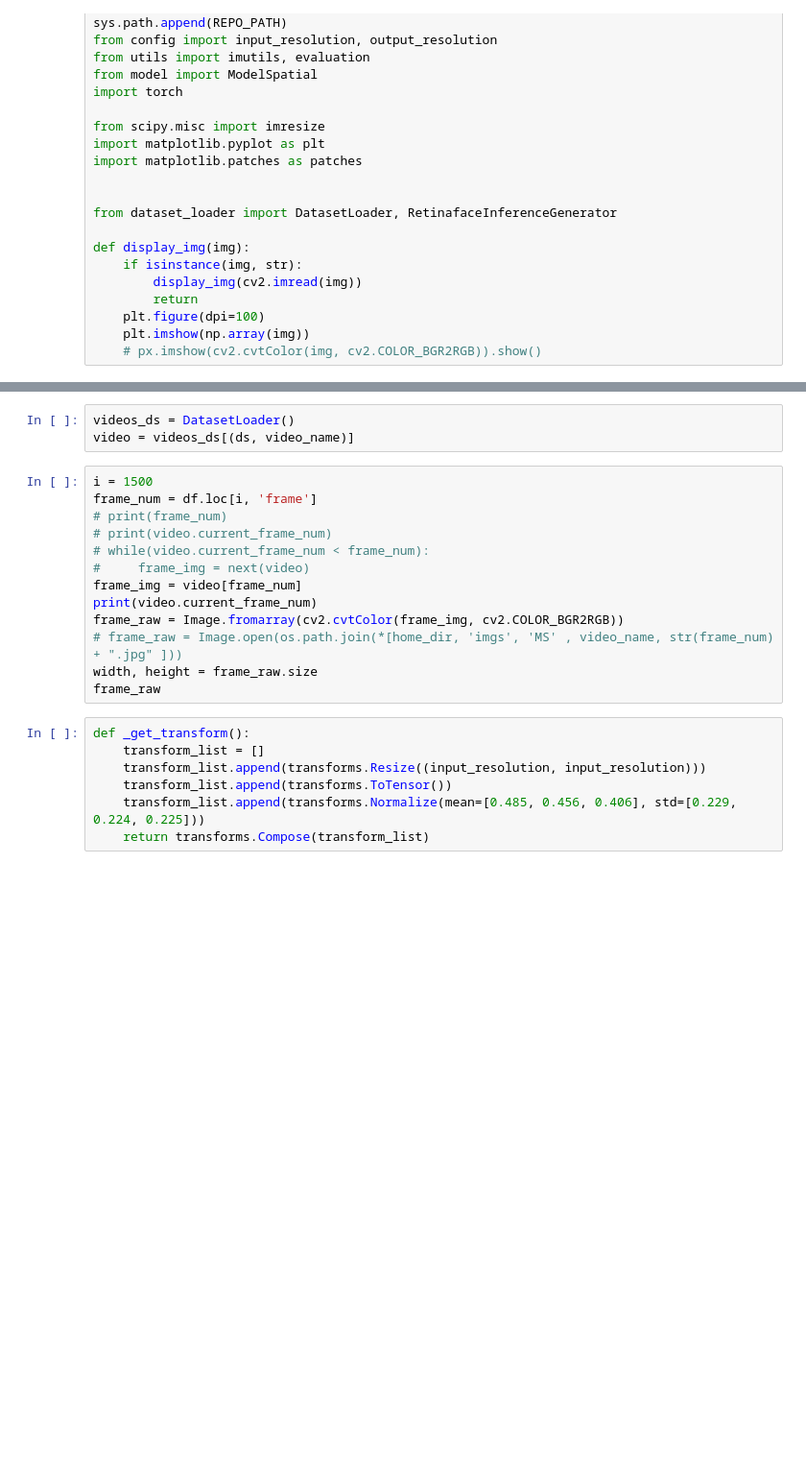
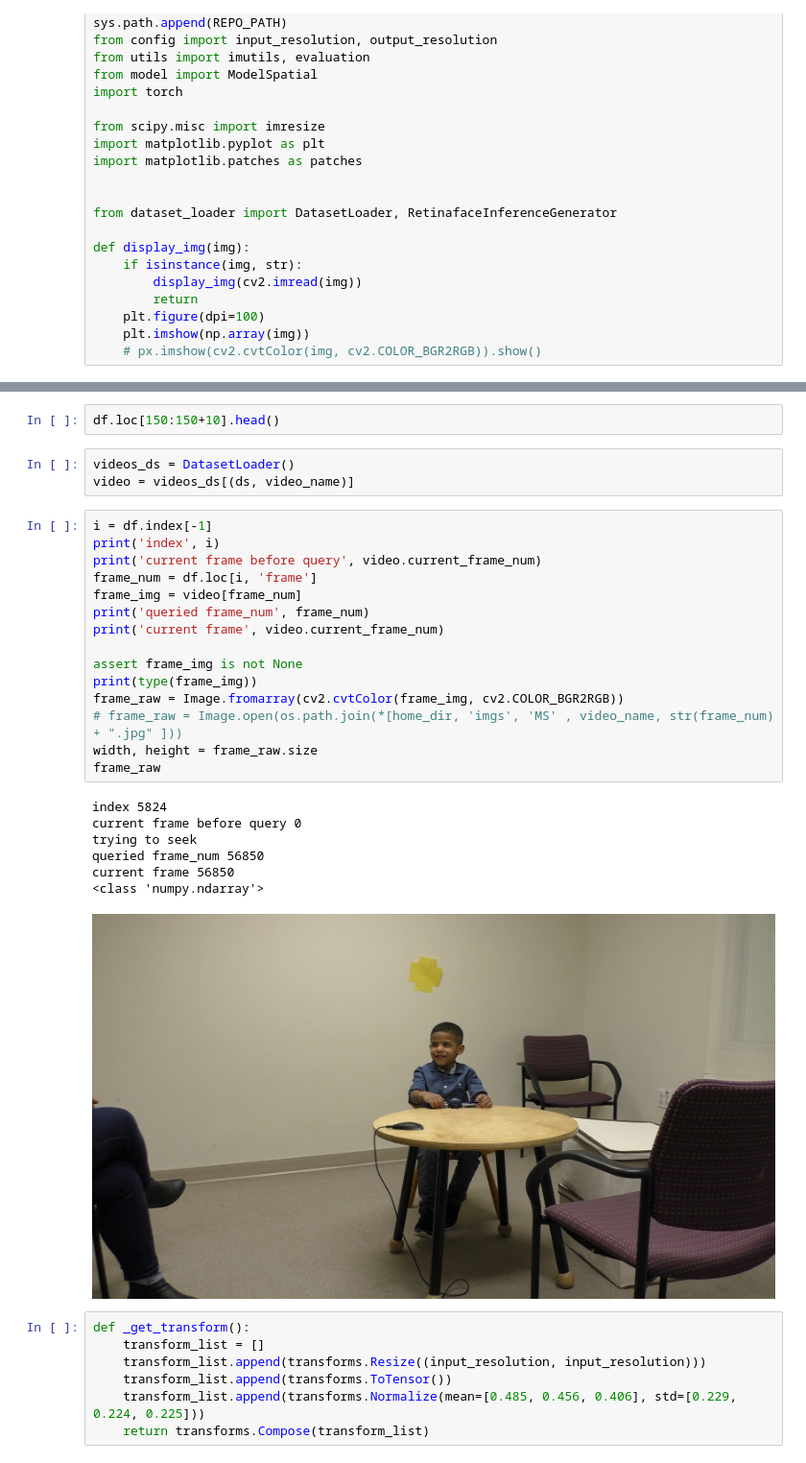
Before and after one commit to BasRizk/USC-SAIL-CARE-InteractionAnalysis, a Jupyter notebook: debug_attention_target.ipynb, the cells around one changed output, grey strips where cells are left out. Shown at 96% size. Drawn from its saved outputs; the diff is of its cells as text; blank space fills up the shorter version.

```diff
--- a/debug_attention_target.ipynb
+++ b/debug_attention_target.ipynb
@@ -55,19 +64,31 @@ df.head()
+# %%
+df.loc[150:150+10].head()
 # %%
 videos_ds = DatasetLoader()
 video = videos_ds[(ds, video_name)]
 # %%
-i = 1500
+i = df.index[-1]
+print('index', i)
+print('current frame before query', video.current_frame_num)
 frame_num = df.loc[i, 'frame']
-# print(frame_num)
-# print(video.current_frame_num)
-# while(video.current_frame_num < frame_num):
-#     frame_img = next(video)
 frame_img = video[frame_num]
-print(video.current_frame_num)
+print('queried frame_num', frame_num)
+print('current frame', video.current_frame_num)
+
+assert frame_img is not None
+print(type(frame_img))
 frame_raw = Image.fromarray(cv2.cvtColor(frame_img, cv2.COLOR_BGR2RGB))
 # frame_raw = Image.open(os.path.join(*[home_dir, 'imgs', 'MS' , video_name, str(frame_num) + ".jpg" ]))
 width, height = frame_raw.size
 frame_raw
+# %% [output]
+index 5824
+current frame before query 0
+trying to seek
+queried frame_num 56850
+current frame 56850
+<class 'numpy.ndarray'>
+[figure, added]
 # %%
 def _get_transform():
     transform_list = []
```
Also changed, not shown: parts of 13 cells of this notebook.
